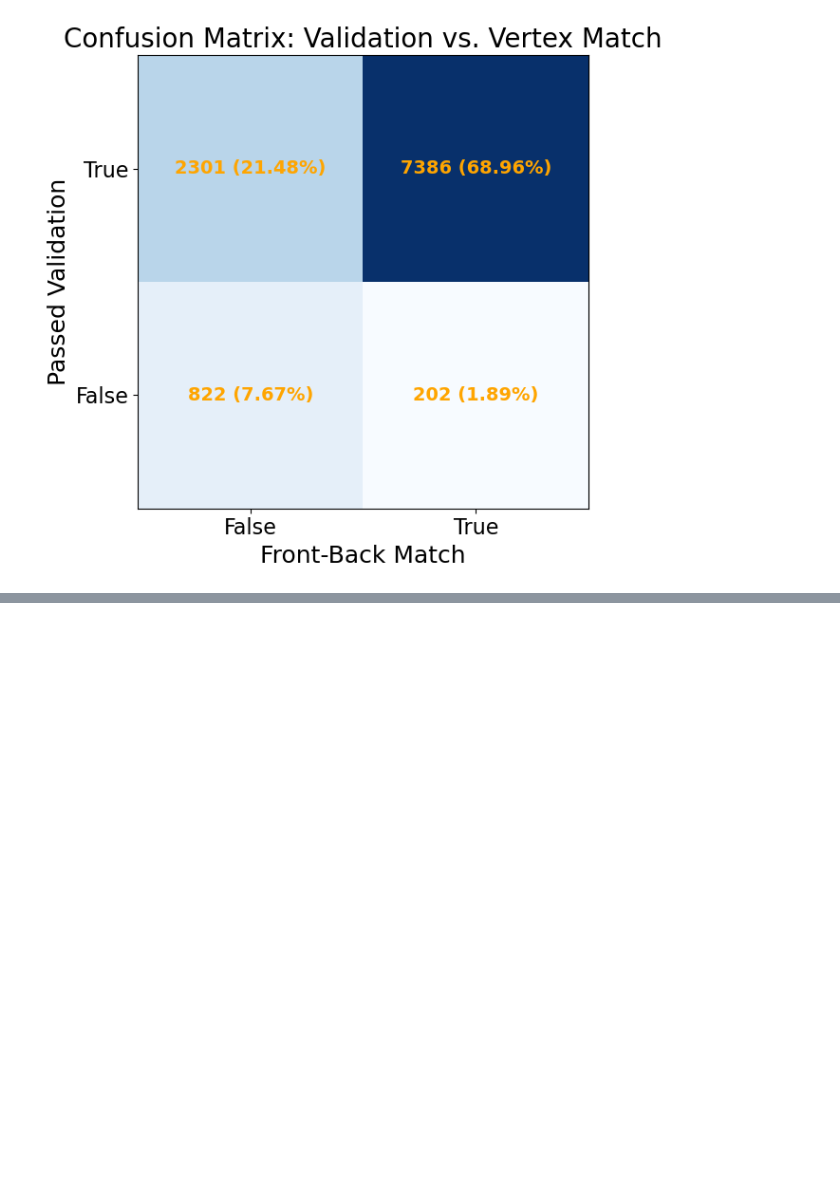
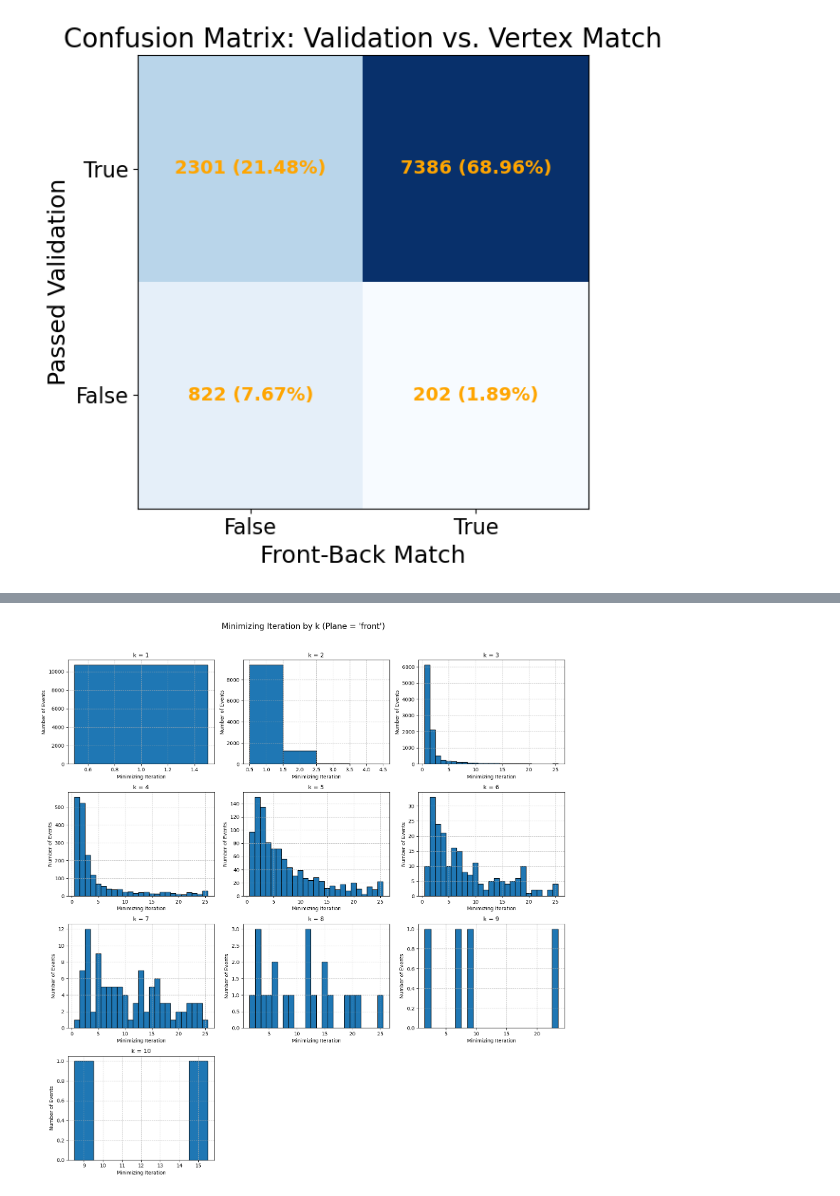
Before and after one commit to jaca230/pattern_finding_playground, a Jupyter notebook: notebooks/kmeans_analysis.ipynb, the cells around one changed output, grey strips where cells are left out. Saved outputs shown, nothing was run; the diff lists cells and outputs as text; code cells hidden in the pictures; blank space fills up the shorter version.

Commit message:
added some more options to kmeans vertex former and more analysis plots in the analysis notebook

```diff
--- a/notebooks/kmeans_analysis.ipynb
+++ b/notebooks/kmeans_analysis.ipynb
@@ -477,0 +490,16 @@ plt.show()
+# %%
+from algorithms.tracklet.default_tracklet_former import DefaultTrackletFormer
+from algorithms.vertex.kmeans_vertex_former import KMeansVertexFormer
+from algorithms.pattern.default_pattern_former import DefaultPatternFormer
+from algorithms.validation.tracklet_grouping_validator import TrackletGroupingValidator
+
+# Preallocate array
+reconstructed_events = np.empty(len(all_events), dtype=object)
+
+# tqdm with simple progress description
+with tqdm(total=len(all_events), desc="Reconstructing events") as pbar:
+    for i, event_index in enumerate(all_events):
+        event_patterns = EventPatterns(event_index, DefaultTrackletFormer(), KMeansVertexFormer(sigma=0.5, n_iters = 25, planes_to_run= {}), DefaultPatternFormer(), TrackletGroupingValidator())
+        event_patterns.form_all(tree, geoHelper, event_index)
+        reconstructed_events[i] = event_patterns
+        pbar.update(1)
@@ -477,0 +508,63 @@ plt.show()
+# %%
+from collections import defaultdict
+
+# Choose the plane you're interested in
+plane = "front"
+
+# Dictionary to hold minimizing iterations for each k
+k_to_min_iters = defaultdict(list)
+
+for event in reconstructed_events:
+    stats = event.extra_info.get("vertex_algorithm_info", {}).get("stats", {})
+    if plane in stats and "all_iterations" in stats[plane]:
+        all_iterations = stats[plane]["all_iterations"]
+
+        # Group entries by k
+        grouped_by_k = defaultdict(list)
+        for entry in all_iterations:
+            k = entry.get("k")
+            if k is not None:
+                grouped_by_k[k].append(entry)
+
+        # For each k, find the earliest iteration with min BIC
+        for k, entries in grouped_by_k.items():
+            min_bic = float("inf")
+            min_iters = []
+            for entry in entries:
+                bic = entry.get("bic")
+                if bic is not None:
+                    if bic < min_bic:
+                        min_bic = bic
+                        min_iters = [entry.get("iteration")]
+                    elif bic == min_bic:
+                        min_iters.append(entry.get("iteration"))
+            # Keep the *minimum* iteration where min_bic was seen
+            min_valid_iter = min((i for i in min_iters if i is not None), default=None)
+            if min_valid_iter is not None:
+                k_to_min_iters[k].append(min_valid_iter)
+
+# Plot histogram for each k
+num_ks = len(k_to_min_iters)
+ncols = 3
+nrows = (num_ks + ncols - 1) // ncols
+
+fig, axes = plt.subplots(nrows, ncols, figsize=(15, 4 * nrows))
+axes = axes.flatten()
+
+for i, (k, iters) in enumerate(sorted(k_to_min_iters.items())):
+    ax = axes[i]
+    ax.hist(iters, bins=range(min(iters), max(iters) + 2), edgecolor='black', align='left')
+    ax.set_title(f"k = {k}")
+    ax.set_xlabel("Minimizing Iteration")
+    ax.set_ylabel("Number of Events")
+    ax.grid(True, linestyle="--", alpha=0.7)
+
+# Hide unused subplots
+for j in range(i + 1, len(axes)):
+    fig.delaxes(axes[j])
+
+fig.suptitle(f"Minimizing Iteration by k (Plane = '{plane}')", fontsize=16)
+plt.tight_layout(rect=[0, 0, 1, 0.96])
+plt.show()
+# %% [output]
+[figure, added]
```
Also changed, not shown: parts of 20 cells of this notebook, 2 other files.
